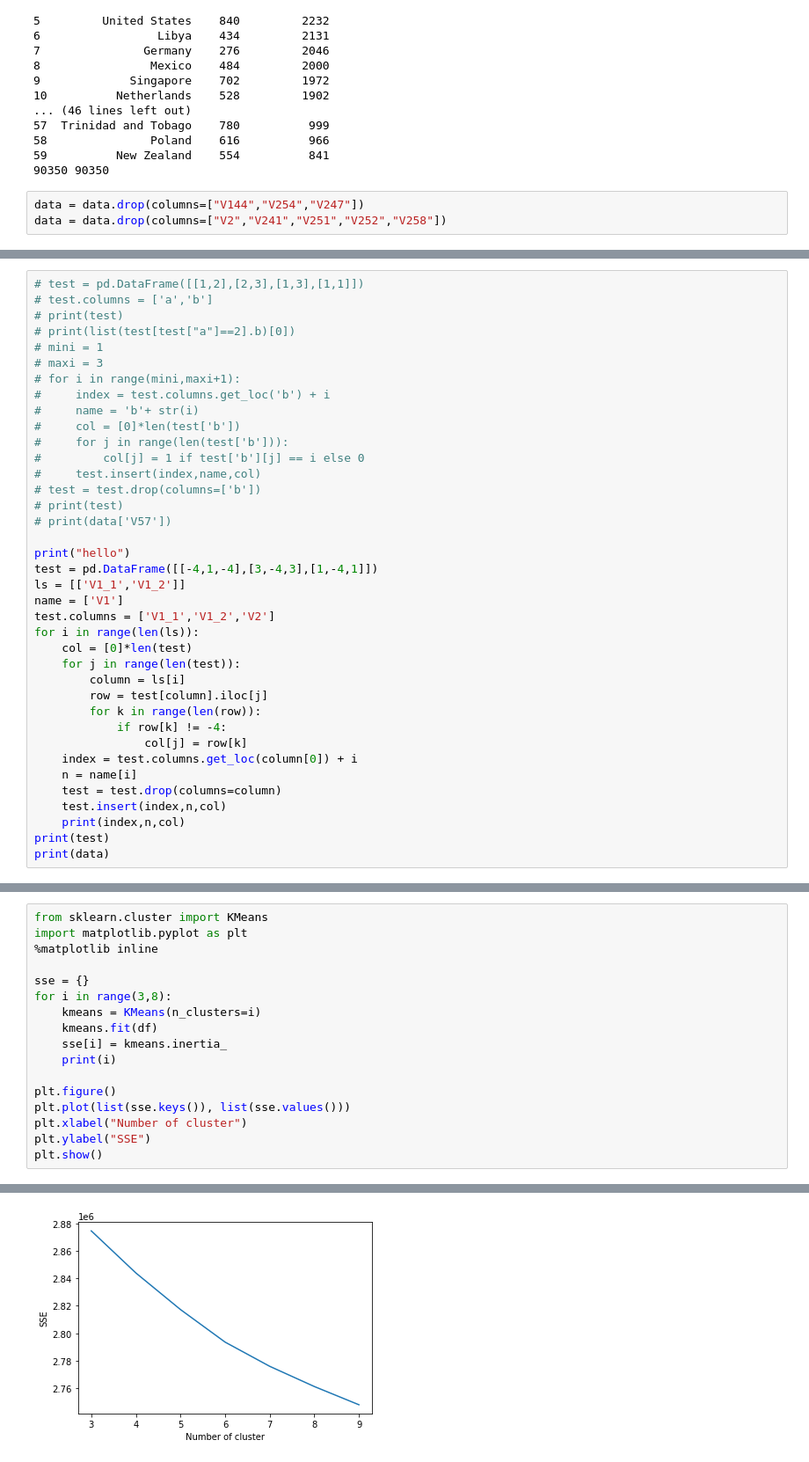
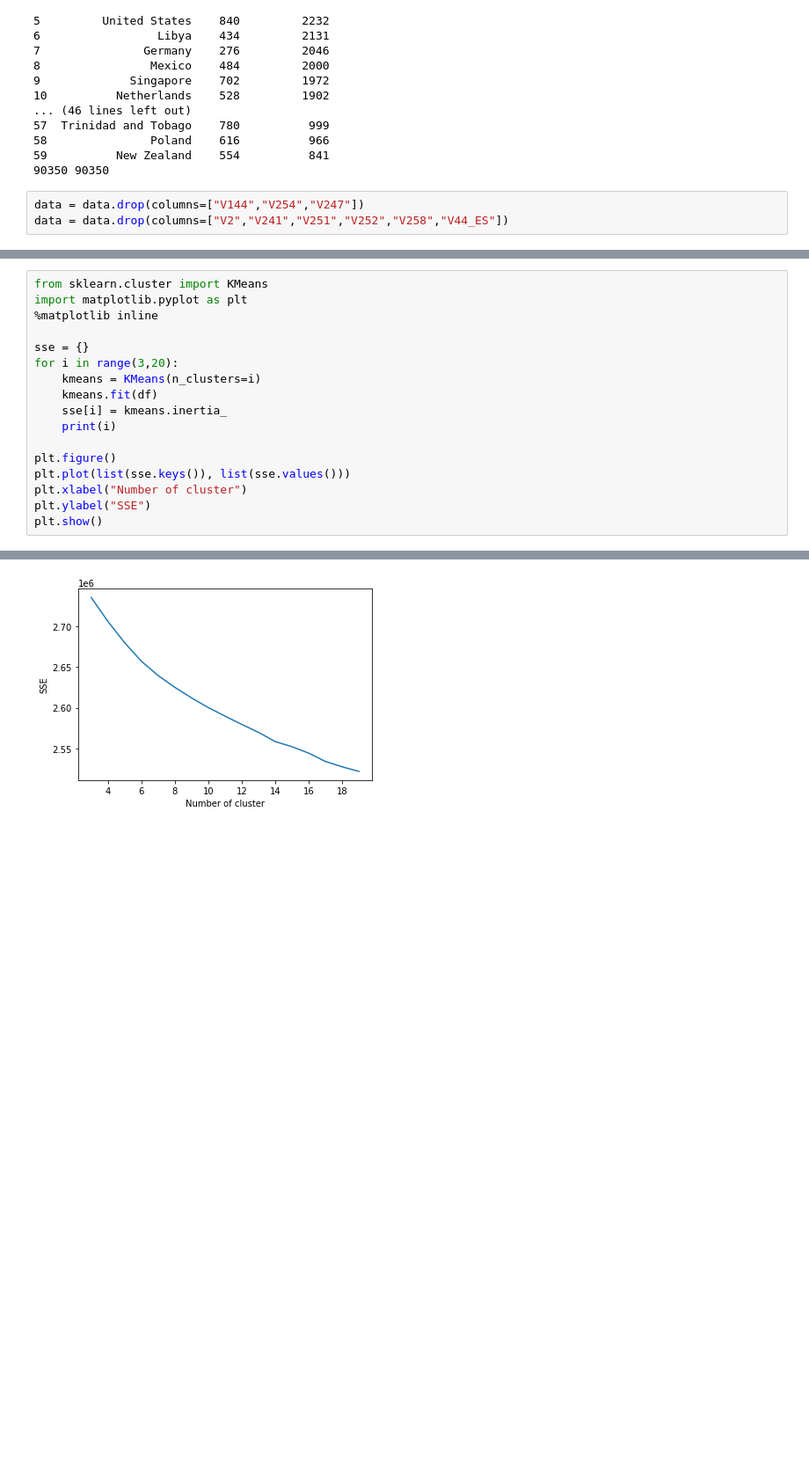
Before and after one commit to The2018/cultural-study, a Jupyter notebook: data cleaning.ipynb, the cells around one changed output, grey strips where cells are left out. Shown: that part at 88% size. Saved outputs shown, nothing was run; the diff lists cells and outputs as text; blank space fills up the shorter version.

```diff
--- a/data cleaning.ipynb
+++ b/data cleaning.ipynb
@@ -94,4 +94,4 @@ print(country_df["respondents"].sum(),len(data))
 90350 90350
 # %%
 data = data.drop(columns=["V144","V254","V247"])
-data = data.drop(columns=["V2","V241","V251","V252","V258"])
+data = data.drop(columns=["V2","V241","V251","V252","V258","V44_ES"])
@@ -170,41 +196,3 @@ Name: norm_type, dtype: int64
 90348    0
 90349    1
 Name: V57_1, Length: 90350, dtype: int64
-# %%
-# test = pd.DataFrame([[1,2],[2,3],[1,3],[1,1]])
-# test.columns = ['a','b']
-# print(test)
-# print(list(test[test["a"]==2].b)[0])
-# mini = 1
-# maxi = 3
-# for i in range(mini,maxi+1):
-#     index = test.columns.get_loc('b') + i
-#     name = 'b'+ str(i)
-#     col = [0]*len(test['b'])
-#     for j in range(len(test['b'])):
-#         col[j] = 1 if test['b'][j] == i else 0
-#     test.insert(index,name,col)
-# test = test.drop(columns=['b'])
-# print(test)
-# print(data['V57'])
-
-print("hello")
-test = pd.DataFrame([[-4,1,-4],[3,-4,3],[1,-4,1]])
-ls = [['V1_1','V1_2']]
-name = ['V1']
-test.columns = ['V1_1','V1_2','V2']
-for i in range(len(ls)):
-    col = [0]*len(test)
-    for j in range(len(test)):
-        column = ls[i]
-        row = test[column].iloc[j]
-        for k in range(len(row)):
-            if row[k] != -4:
-                col[j] = row[k]
-    index = test.columns.get_loc(column[0]) + i
-    n = name[i]
-    test = test.drop(columns=column)
-    test.insert(index,n,col)
-    print(index,n,col)
-print(test)
-print(data)
@@ -237,7 +206,7 @@ import matplotlib.pyplot as plt
 %matplotlib inline
 
 sse = {}
-for i in range(3,8):
+for i in range(3,20):
     kmeans = KMeans(n_clusters=i)
     kmeans.fit(df)
     sse[i] = kmeans.inertia_
@@ -259 +238 @@ plt.show()
-[figure, old version]
+[figure, new version]
```
Also changed, not shown: parts of 6 cells of this notebook.
